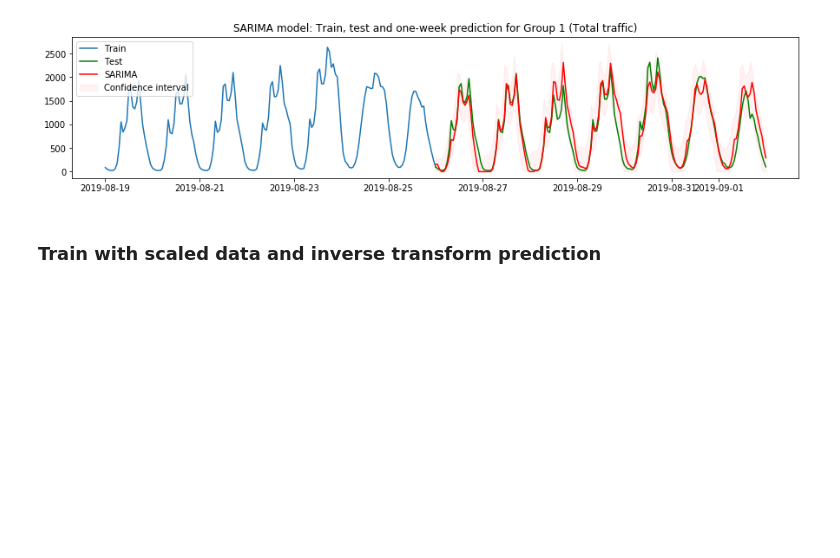
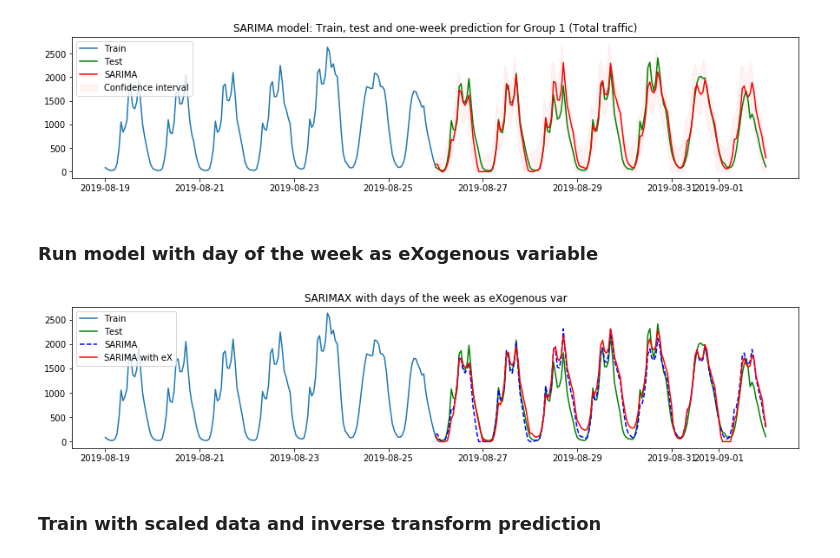
Before and after one commit to khairulomar/Melbourne_pedestrian, a Jupyter notebook: Melbourne_pedestrian.ipynb, the cells around one changed output. Saved outputs shown, nothing was run; the diff lists cells and outputs as text; code cells hidden in the pictures; blank space fills up the shorter version.

```diff
--- a/Melbourne_pedestrian.ipynb
+++ b/Melbourne_pedestrian.ipynb
@@ -911,5 +893,0 @@ data_arima = dfs[1][train_start : test_start]
-# %%
-# Open pickled baseline after training
-filename = 'saved_models/pickle_sarima_base.sav'
-baseline = pickle.load(open(filename, 'rb'))
-print(baseline)
@@ -1080,3 +1042,16 @@ ax.set_title('SARIMA model: Train, test and one-week prediction for Group 1 (Tot
 plt.show()
 # %% [output]
 [figure]
+# %% [markdown]
+### Run model with day of the week as eXogenous variable
+# %%
+# Function to generate exog variables
+import pandas as pd
+def exog_days(data):
+    exog_days = pd.DataFrame(data.index)
+    exog_days['wkday']  = exog_days['date_time'].dt.dayofweek
+    for day in range(0,7):
+        col_name = 'day{d}'.format(d=day)
+        exog_days[col_name] = exog_days['wkday'].map(lambda row: 1 if row==day else 0)
+    exog_days = exog_days.iloc[:,2:].values
+    return exog_days
@@ -1083,3 +1072,23 @@ plt.show()
+# %%
+# Open pickled SARIMA after training and show summary
+filename = 'saved_models/pickle_sarima_exog.sav'
+sarimaX = pickle.load(open(filename, 'rb'))
+
+# Calc exog variables for prediction period
+exog_days_test = exog_days(test)
+# Run prediction
+predX = sarimaX.predict(start=test_start, end=test_end, exog=exog_days_test[:-1], dynamic=True)
+# %%
+fig, ax = plt.subplots(figsize=(15,3))
+plt.plot(train, label='Train')
+plt.plot(test, label='Test', c='g')
+plt.plot(pred0.clip(0), c='b', ls='dashed', label='SARIMA')
+plt.plot(predX.clip(0), c='r', label='SARIMA with eX')
+ax.set_title('SARIMAX with days of the week as eXogenous var')
+plt.legend()
+plt.show()
+# %% [output]
+[figure, added]
 # %% [markdown]
 ### Train with scaled data and inverse transform prediction
 # %% [markdown]
```
Also changed, not shown: parts of 16 cells of this notebook.
